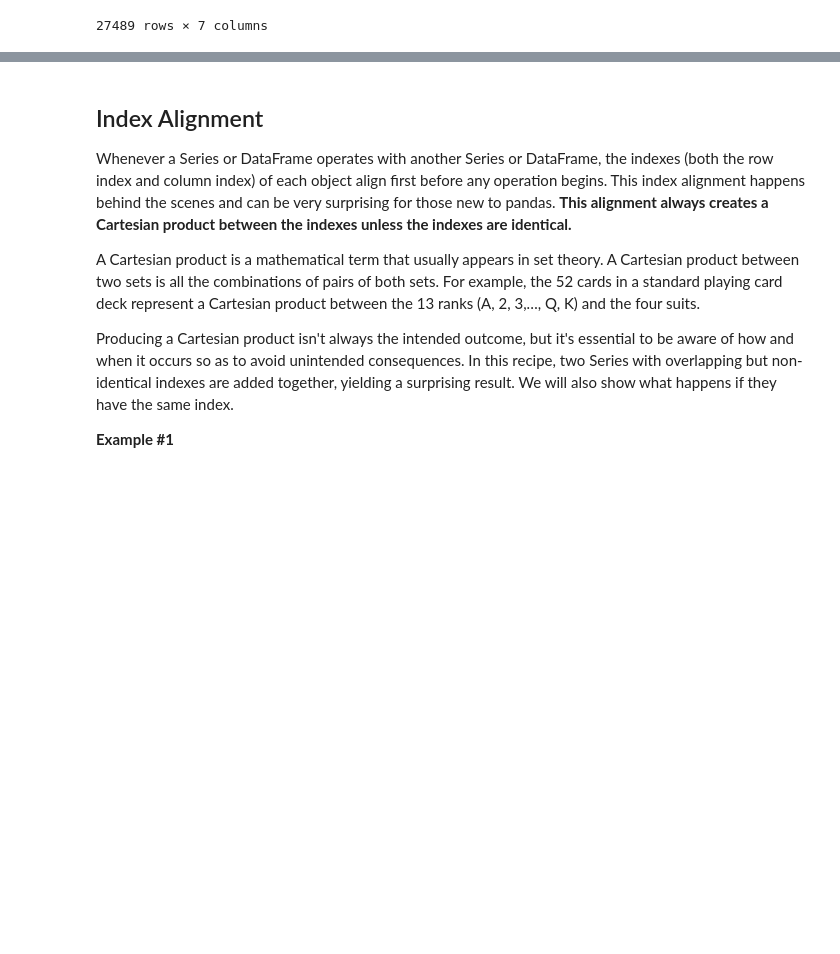
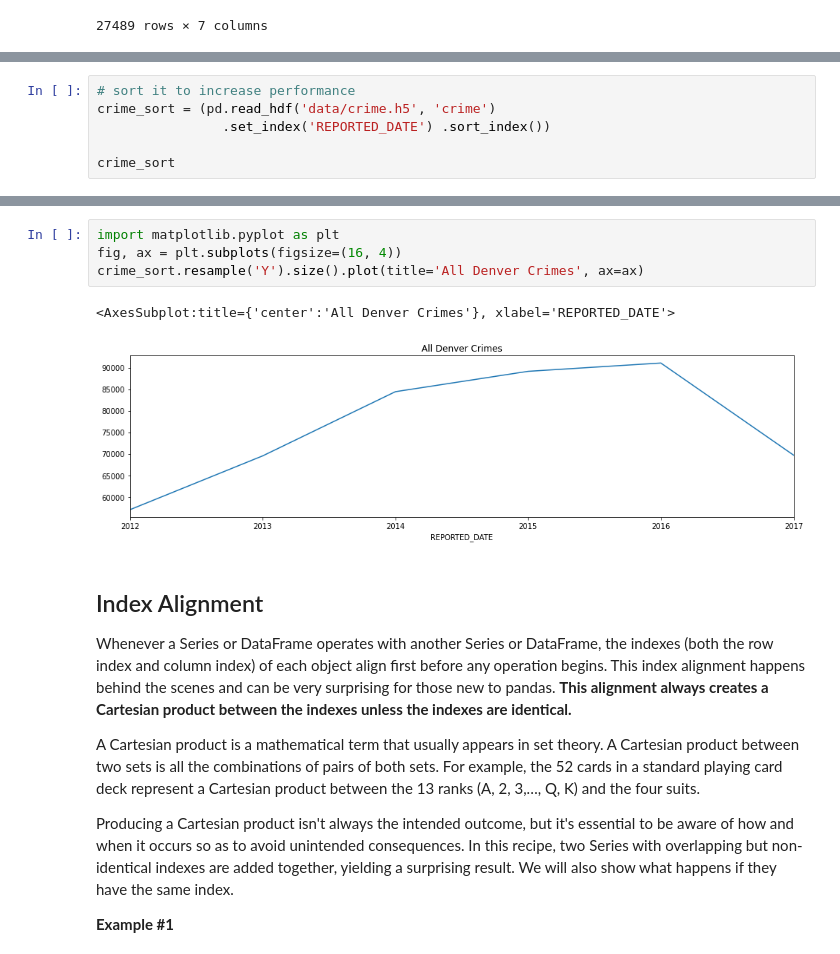
Before and after one commit to pkaran57/python-libs, a Jupyter notebook: pandas-lib/notebook/pandas.ipynb, the cells around one changed output, grey strips where cells are left out. Cells and saved outputs as stored; diff of their text form; blank space fills up the shorter version.

```diff
--- a/pandas-lib/notebook/pandas.ipynb
+++ b/pandas-lib/notebook/pandas.ipynb
@@ -2509,0 +2512,6 @@ crime.first(pd.offsets.MonthBegin(6))
+# %%
+# sort it to increase performance
+crime_sort = (pd.read_hdf('data/crime.h5', 'crime')
+                .set_index('REPORTED_DATE') .sort_index())
+
+crime_sort
@@ -2510,3 +2575,10 @@ crime.first(pd.offsets.MonthBegin(6))
+# %%
+import matplotlib.pyplot as plt
+fig, ax = plt.subplots(figsize=(16, 4))
+crime_sort.resample('Y').size().plot(title='All Denver Crimes', ax=ax)
+# %% [output]
+<AxesSubplot:title={'center':'All Denver Crimes'}, xlabel='REPORTED_DATE'>
+[figure, added]
 # %% [markdown]
 ## Index Alignment
 
```
Also changed, not shown: parts of 8 cells of this notebook.
